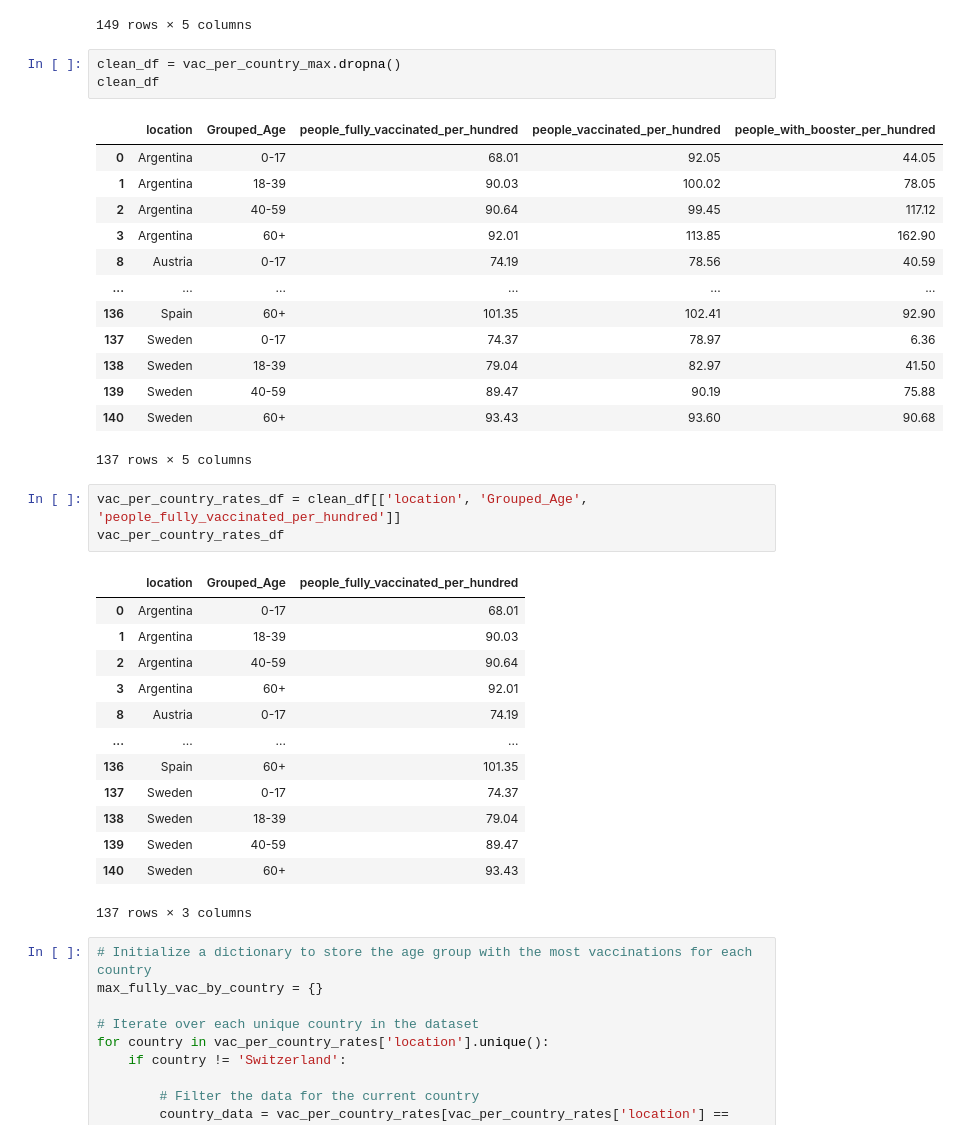
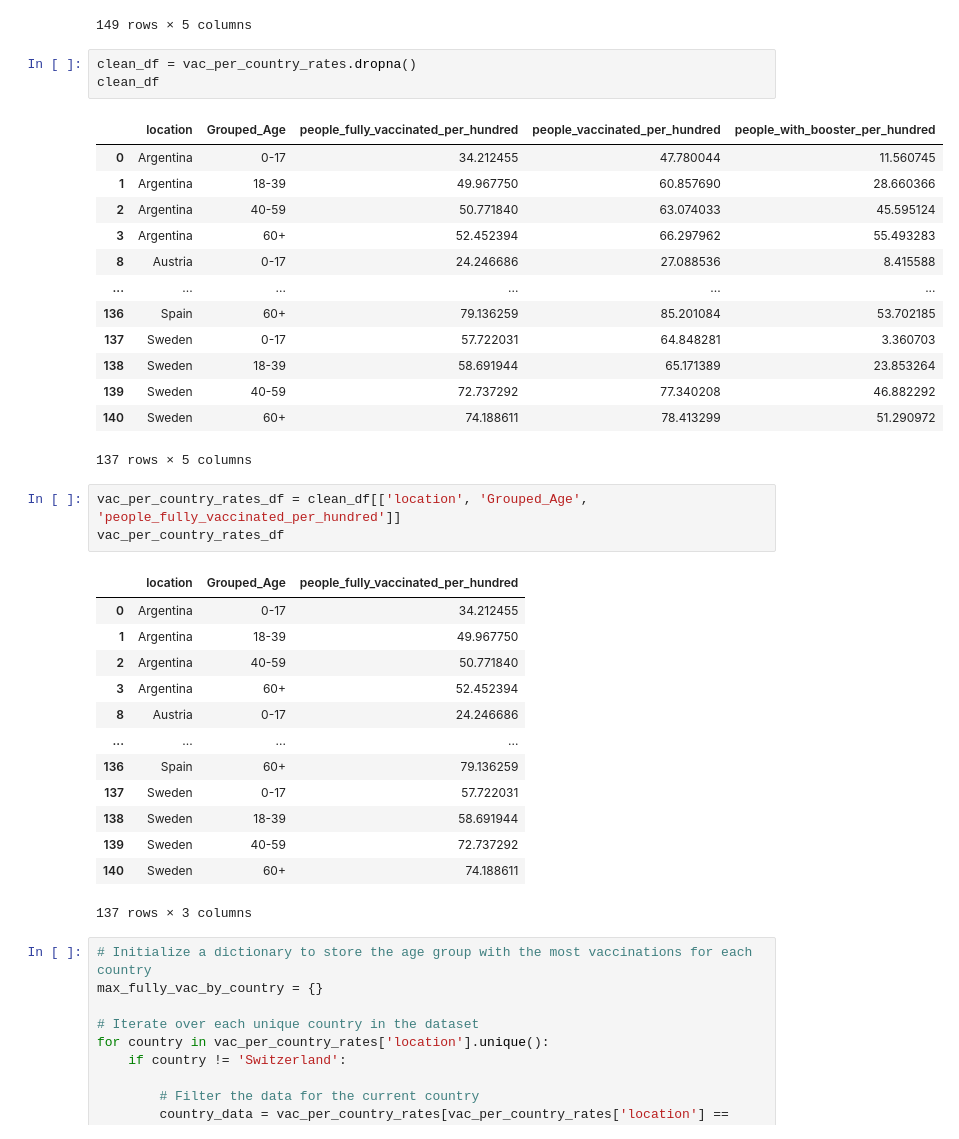
Before and after one commit to gburlew/Project-1, a Jupyter notebook: Notebooks/Noe_age_groups.ipynb, the cells around one changed output. Saved outputs shown, nothing was run; the diff lists cells and outputs as text.

```diff
--- a/Notebooks/Noe_age_groups.ipynb
+++ b/Notebooks/Noe_age_groups.ipynb
@@ -167,38 +167,38 @@ vac_per_country_rates
 | 148 | Uruguay | 60+ | 19.521447 | 43.993632 | NaN |
 149 rows × 5 columns
 # %%
-clean_df = vac_per_country_max.dropna()
+clean_df = vac_per_country_rates.dropna()
 clean_df
 # %% [output]
 |  | location | Grouped_Age | people_fully_vaccinated_per_hundred | people_vaccinated_per_hundred | people_with_booster_per_hundred |
-| 0 | Argentina | 0-17 | 68.01 | 92.05 | 44.05 |
-| 1 | Argentina | 18-39 | 90.03 | 100.02 | 78.05 |
-| 2 | Argentina | 40-59 | 90.64 | 99.45 | 117.12 |
-| 3 | Argentina | 60+ | 92.01 | 113.85 | 162.90 |
-| 8 | Austria | 0-17 | 74.19 | 78.56 | 40.59 |
+| 0 | Argentina | 0-17 | 34.212455 | 47.780044 | 11.560745 |
+| 1 | Argentina | 18-39 | 49.967750 | 60.857690 | 28.660366 |
+| 2 | Argentina | 40-59 | 50.771840 | 63.074033 | 45.595124 |
+| 3 | Argentina | 60+ | 52.452394 | 66.297962 | 55.493283 |
+| 8 | Austria | 0-17 | 24.246686 | 27.088536 | 8.415588 |
 | ... | ... | ... | ... | ... | ... |
-| 136 | Spain | 60+ | 101.35 | 102.41 | 92.90 |
-| 137 | Sweden | 0-17 | 74.37 | 78.97 | 6.36 |
-| 138 | Sweden | 18-39 | 79.04 | 82.97 | 41.50 |
-| 139 | Sweden | 40-59 | 89.47 | 90.19 | 75.88 |
-| 140 | Sweden | 60+ | 93.43 | 93.60 | 90.68 |
+| 136 | Spain | 60+ | 79.136259 | 85.201084 | 53.702185 |
+| 137 | Sweden | 0-17 | 57.722031 | 64.848281 | 3.360703 |
+| 138 | Sweden | 18-39 | 58.691944 | 65.171389 | 23.853264 |
+| 139 | Sweden | 40-59 | 72.737292 | 77.340208 | 46.882292 |
+| 140 | Sweden | 60+ | 74.188611 | 78.413299 | 51.290972 |
 137 rows × 5 columns
 # %%
 vac_per_country_rates_df = clean_df[['location', 'Grouped_Age', 'people_fully_vaccinated_per_hundred']]
 vac_per_country_rates_df
 # %% [output]
 |  | location | Grouped_Age | people_fully_vaccinated_per_hundred |
-| 0 | Argentina | 0-17 | 68.01 |
-| 1 | Argentina | 18-39 | 90.03 |
-| 2 | Argentina | 40-59 | 90.64 |
-| 3 | Argentina | 60+ | 92.01 |
-| 8 | Austria | 0-17 | 74.19 |
+| 0 | Argentina | 0-17 | 34.212455 |
+| 1 | Argentina | 18-39 | 49.967750 |
+| 2 | Argentina | 40-59 | 50.771840 |
+| 3 | Argentina | 60+ | 52.452394 |
+| 8 | Austria | 0-17 | 24.246686 |
 | ... | ... | ... | ... |
-| 136 | Spain | 60+ | 101.35 |
-| 137 | Sweden | 0-17 | 74.37 |
-| 138 | Sweden | 18-39 | 79.04 |
-| 139 | Sweden | 40-59 | 89.47 |
-| 140 | Sweden | 60+ | 93.43 |
+| 136 | Spain | 60+ | 79.136259 |
+| 137 | Sweden | 0-17 | 57.722031 |
+| 138 | Sweden | 18-39 | 58.691944 |
+| 139 | Sweden | 40-59 | 72.737292 |
+| 140 | Sweden | 60+ | 74.188611 |
 137 rows × 3 columns
 # %%
 # Initialize a dictionary to store the age group with the most vaccinations for each country
```
Also changed, not shown: parts of 25 cells of this notebook.
